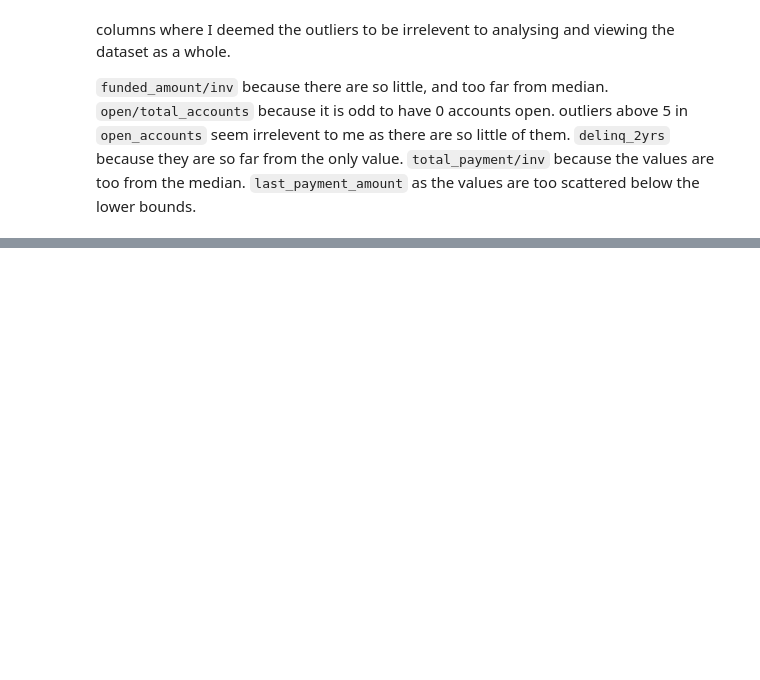
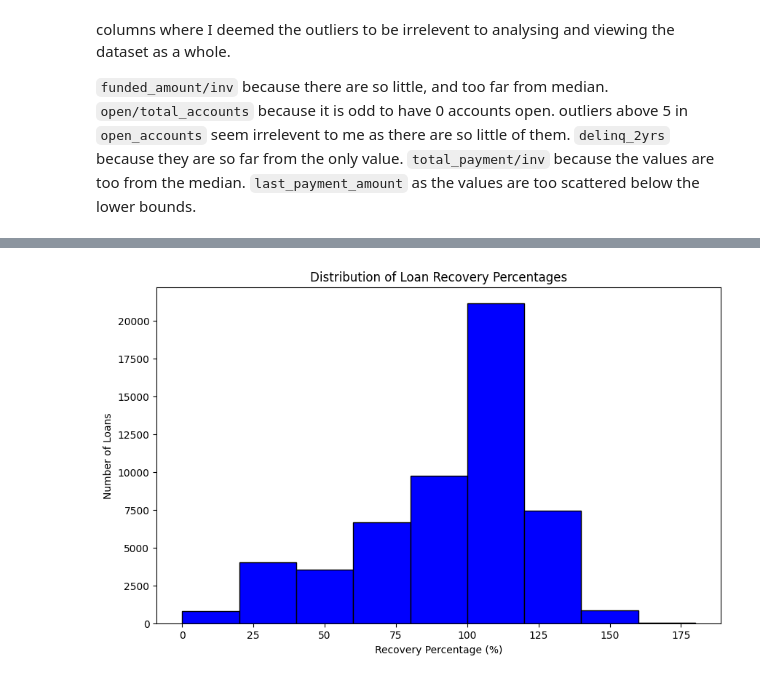
Before and after one commit to AdjunxLynx/exploratory-data-analysis---customer-loans-in-finance, a Jupyter notebook: Analysis.ipynb, the cells around one changed output, grey strips where cells are left out. Drawn from its saved outputs; the diff is of its cells as text; code cells hidden in the pictures; blank space fills up the shorter version.

```diff
--- a/Analysis.ipynb
+++ b/Analysis.ipynb
@@ -172,0 +168,6 @@ insights.visualise_repayments(insight_dataframe)
+# %%
+loans_recovery_percentage, loans_percentage_to_pay, projected_payment_6mths = insights.visualise_repayments(insight_dataframe)
+
+plotter.plot_recovery_rate(loans_recovery_percentage)
+# %% [output]
+[figure, added]
```
Also changed, not shown: parts of 19 cells of this notebook, 2 other files.
